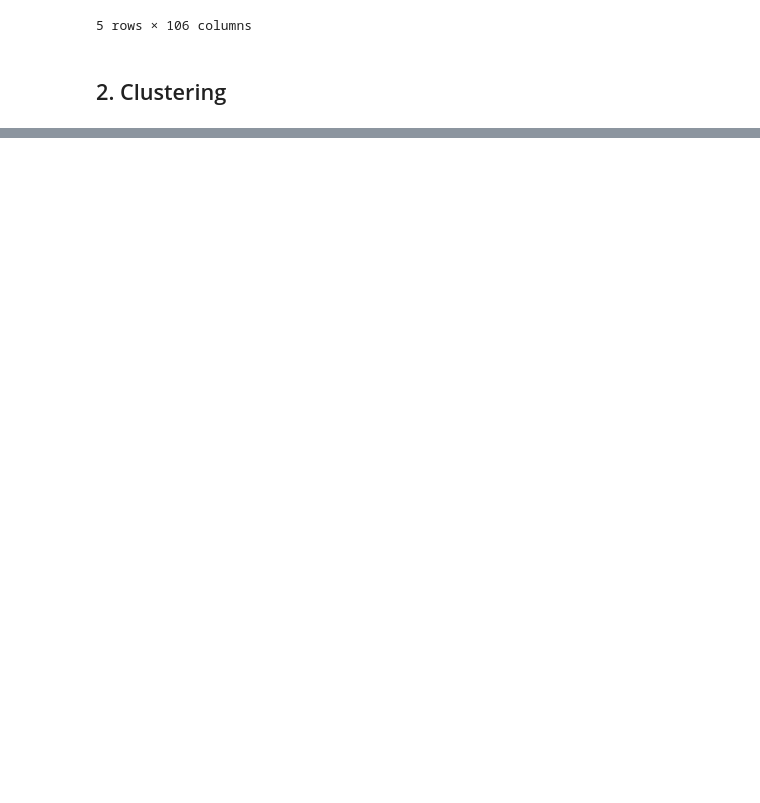
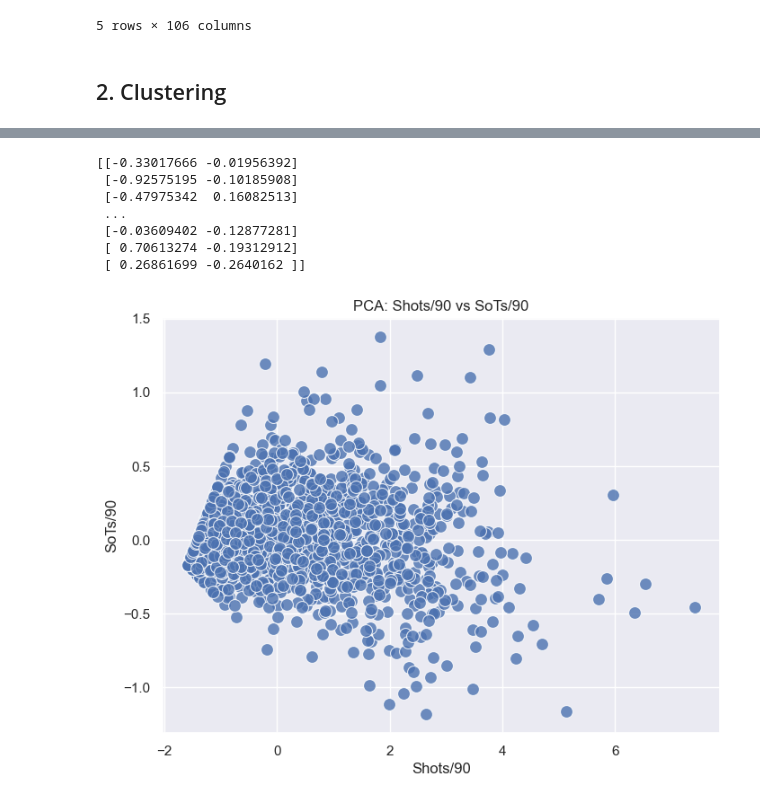
Before and after one commit to joacokoif/tp2_fulbo_ldd, a Jupyter notebook: tp2_LDD_Futbol_Analytics.ipynb, the cells around one changed output, grey strips where cells are left out. Saved outputs shown, nothing was run; the diff lists cells and outputs as text; code cells hidden in the pictures; blank space fills up the shorter version.

```diff
--- a/tp2_LDD_Futbol_Analytics.ipynb
+++ b/tp2_LDD_Futbol_Analytics.ipynb
@@ -81,0 +107,34 @@ plt.show()
+# %%
+#(b) Escalar los datos y realizar un an´alisis de componentes principales, qued´andose solo con las dos primeras componentes.
+# Realizar un gr´afico como el del punto anterior. ¿Cu´antos clusters puede distinguir en el gr´afico?
+# ¿A qu´e caracter´ısticas de los jugadores pueden corresponder los clusters?
+# ¿C´omo pueden verificar su conjetura? (realizar una visualizaci´on o alg´un c´alculo)
+
+variables_numericas = ['Shots/90', 'SoTs/90']# vuelvo a agarrar las dos variables de antes
+
+scaler = StandardScaler()
+df_scaled = scaler.fit_transform(data_num[variables_numericas]) # escalo los datos
+
+pca = PCA(n_components=2)
+componentes_principales = pca.fit_transform(df_scaled) # le aplico PCA
+print(componentes_principales)
+
+df_pca = pd.DataFrame(data=componentes_principales, columns=['Shots/90', 'SoTs/90']) # me genero un nuevo DataFrame con las componentes principales
+#print(df_pca)
+
+plt.figure(figsize=(8, 6)) # grafico el resultado del PCA
+sns.scatterplot(x='Shots/90', y='SoTs/90', data=df_pca, s=100, alpha=0.8)
+plt.title('PCA: Shots/90 vs SoTs/90')
+plt.xlabel('Shots/90')
+plt.ylabel('SoTs/90')
+plt.grid(True)
+plt.show()
+# %% [output]
+[[-0.33017666 -0.01956392]
+ [-0.92575195 -0.10185908]
+ [-0.47975342  0.16082513]
+ ...
+ [-0.03609402 -0.12877281]
+ [ 0.70613274 -0.19312912]
+ [ 0.26861699 -0.2640162 ]]
+[figure, added]
```
Also changed, not shown: parts of 14 cells of this notebook.
